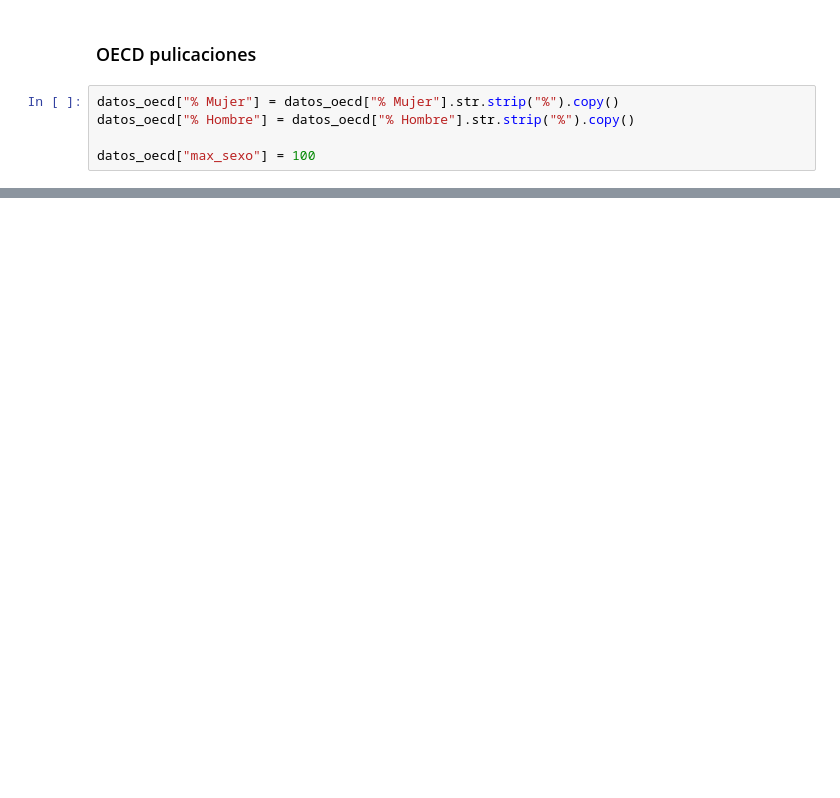
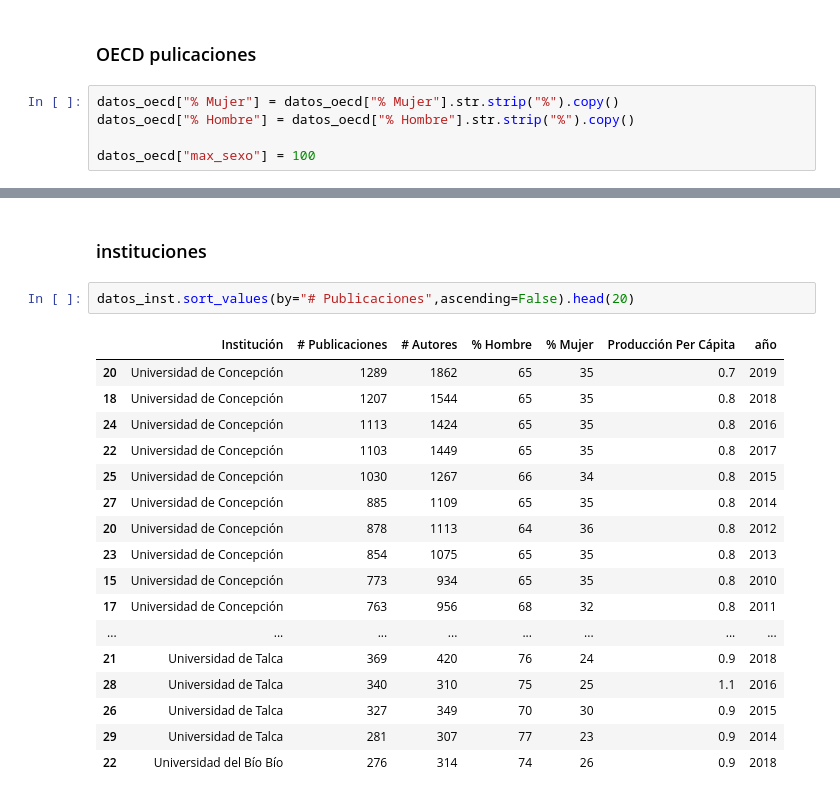
Before and after one commit to Nanocell-Lab/nodo_CTCI, a Jupyter notebook: 04_Investigación.ipynb, the cells around one changed output, grey strips where cells are left out. Saved outputs shown, nothing was run; the diff lists cells and outputs as text; blank space fills up the shorter version.

```diff
--- a/04_Investigación.ipynb
+++ b/04_Investigación.ipynb
@@ -218,3 +218,25 @@ alt.Chart(datos_oecd).mark_line(
     height=300)
 # %% [output]
 [interactive output not drawn]
+# %% [markdown]
+### instituciones
+# %%
+datos_inst.sort_values(by="# Publicaciones",ascending=False).head(20)
+# %% [output]
+|  | Institución | # Publicaciones | # Autores | % Hombre | % Mujer | Producción Per Cápita | año |
+| 20 | Universidad de Concepción | 1289 | 1862 | 65 | 35 | 0.7 | 2019 |
+| 18 | Universidad de Concepción | 1207 | 1544 | 65 | 35 | 0.8 | 2018 |
+| 24 | Universidad de Concepción | 1113 | 1424 | 65 | 35 | 0.8 | 2016 |
+| 22 | Universidad de Concepción | 1103 | 1449 | 65 | 35 | 0.8 | 2017 |
+| 25 | Universidad de Concepción | 1030 | 1267 | 66 | 34 | 0.8 | 2015 |
+| 27 | Universidad de Concepción | 885 | 1109 | 65 | 35 | 0.8 | 2014 |
+| 20 | Universidad de Concepción | 878 | 1113 | 64 | 36 | 0.8 | 2012 |
+| 23 | Universidad de Concepción | 854 | 1075 | 65 | 35 | 0.8 | 2013 |
+| 15 | Universidad de Concepción | 773 | 934 | 65 | 35 | 0.8 | 2010 |
+| 17 | Universidad de Concepción | 763 | 956 | 68 | 32 | 0.8 | 2011 |
+| ... | ... | ... | ... | ... | ... | ... | ... |
+| 21 | Universidad de Talca | 369 | 420 | 76 | 24 | 0.9 | 2018 |
+| 28 | Universidad de Talca | 340 | 310 | 75 | 25 | 1.1 | 2016 |
+| 26 | Universidad de Talca | 327 | 349 | 70 | 30 | 0.9 | 2015 |
+| 29 | Universidad de Talca | 281 | 307 | 77 | 23 | 0.9 | 2014 |
+| 22 | Universidad del Bío Bío | 276 | 314 | 74 | 26 | 0.9 | 2018 |
```
Also changed, not shown: parts of 8 cells of this notebook.
